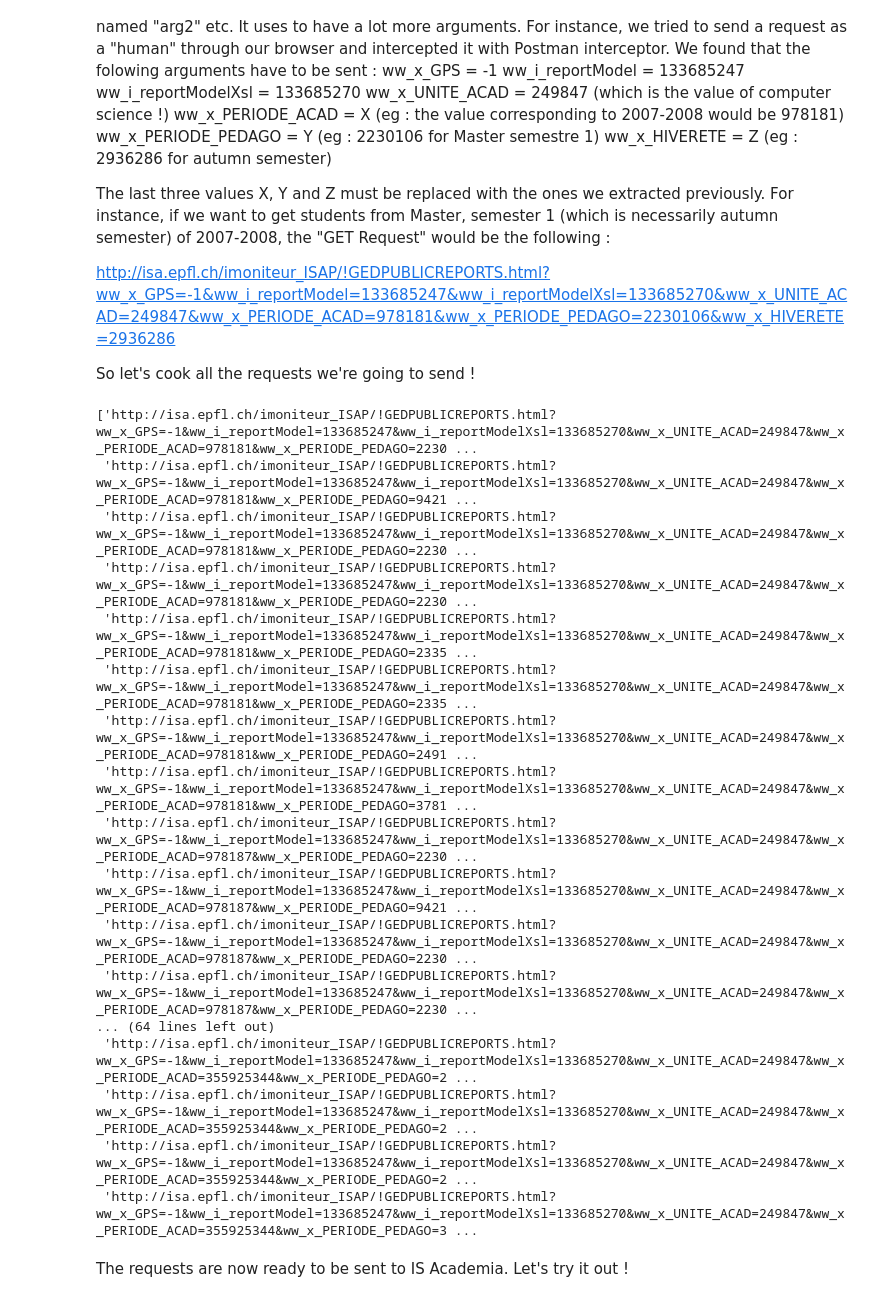
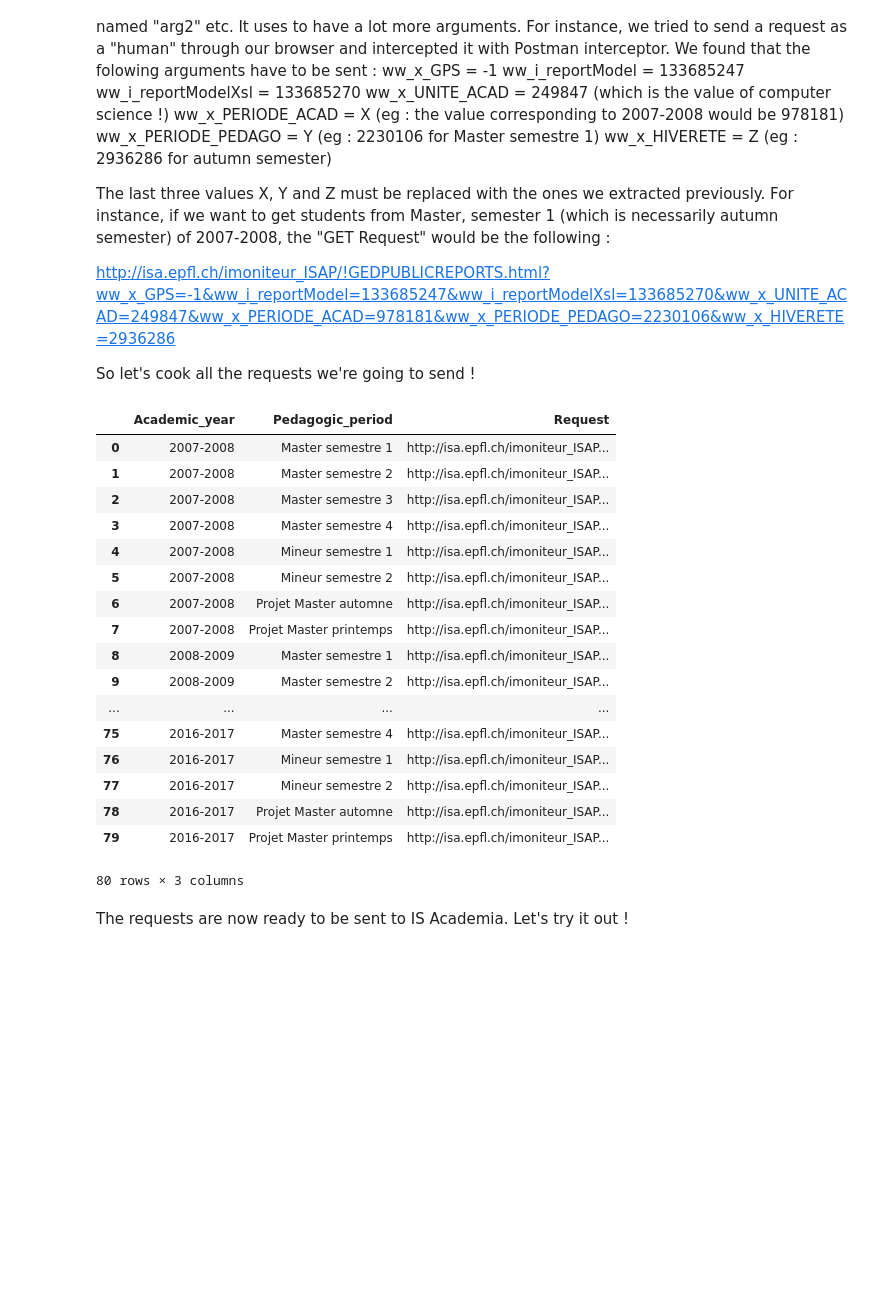
Before and after one commit to Merinorus/adaisawesome, a Jupyter notebook: Homework/02 - Data from the Web/Question 2.ipynb, the cells around one changed output. Saved outputs shown, nothing was run; the diff lists cells and outputs as text; code cells hidden in the pictures; blank space fills up the shorter version.

Commit message:
Requests ordered in a dataframe
79 requests to make to IS Academia, yeay

```diff
--- a/Homework/02 - Data from the Web/Question 2.ipynb
+++ b/Homework/02 - Data from the Web/Question 2.ipynb
@@ -196,8 +196,13 @@ autumn_semester_value = autumn_semester_value.iloc[0]
 spring_semester_value = semesterType_df.loc[semesterType_df['Semester_type'] == 'Semestre de printemps', 'Value']
 spring_semester_value = spring_semester_value.iloc[0]
 # %%
-# Here is the list of the GET requests we will send to IS Academia
+# Here is the list of the GET requests we will sent to IS Academia
 requestsToISAcademia = []
+
+# We'll need to associate all the information associated with the requests to help wrangling data later :
+academicYearRequests = []
+pedagogicPeriodRequests = []
+semesterTypeRequests = []
 
 # Go all over the years ('2007-2008', '2008-2009' and so on)
 for academicYear_row in academicYear_df.itertuples(index=True, name='Academic_year'):
@@ -214,14 +219,19 @@ for academicYear_row in academicYear_df.itertuples(index=True, name='Academic_ye
         # The period (eg: 'Master semestre 1')
         pedagogicPeriod = pegagogicPeriod_row.Pedagogic_period
 
+
         # The associated value (eg: '2230106')
         pegagogicPeriod_Value = pegagogicPeriod_row.Value
 
         # We need to associate the corresponding semester type (eg: Master semester 1 is autumn, but Master semester 2 will be spring)
         if (pedagogicPeriod.endswith('1') or pedagogicPeriod.endswith('3') or pedagogicPeriod.endswith('automne')):
             semester_Value = autumn_semester_value
+            semester = 'Autumn'
         else:
             semester_Value = spring_semester_value
+            semester = 'Spring'
+
+
 
         # This print line is only for debugging if you want to check something
         # print("academic year = " + academicYear_value + ", pedagogic value = " + pegagogicPeriod_Value + ", pedagogic period is " + pedagogicPeriod + " (semester type value = " + semester_Value + ")")
@@ -234,24 +244,10 @@ for academicYear_row in academicYear_df.itertuples(index=True, name='Academic_ye
 
         # Add the newly created request to our wish list...
         requestsToISAcademia.append(request)
+        # And we save the corresponding information for each request
+        pedagogicPeriodRequests.append(pedagogicPeriod)
+        academicYearRequests.append(academicYear)
+        semesterTypeRequests.append(semester)
 # %%
 # Here is the list of all the requests we have to send !
-requestsToISAcademia
+# requestsToISAcademia
-# %% [output]
-['http://isa.epfl.ch/imoniteur_ISAP/!GEDPUBLICREPORTS.html?ww_x_GPS=-1&ww_i_reportModel=133685247&ww_i_reportModelXsl=133685270&ww_x_UNITE_ACAD=249847&ww_x_PERIODE_ACAD=978181&ww_x_PERIODE_PEDAGO=2230 ...
- 'http://isa.epfl.ch/imoniteur_ISAP/!GEDPUBLICREPORTS.html?ww_x_GPS=-1&ww_i_reportModel=133685247&ww_i_reportModelXsl=133685270&ww_x_UNITE_ACAD=249847&ww_x_PERIODE_ACAD=978181&ww_x_PERIODE_PEDAGO=9421 ...
- 'http://isa.epfl.ch/imoniteur_ISAP/!GEDPUBLICREPORTS.html?ww_x_GPS=-1&ww_i_reportModel=133685247&ww_i_reportModelXsl=133685270&ww_x_UNITE_ACAD=249847&ww_x_PERIODE_ACAD=978181&ww_x_PERIODE_PEDAGO=2230 ...
- 'http://isa.epfl.ch/imoniteur_ISAP/!GEDPUBLICREPORTS.html?ww_x_GPS=-1&ww_i_reportModel=133685247&ww_i_reportModelXsl=133685270&ww_x_UNITE_ACAD=249847&ww_x_PERIODE_ACAD=978181&ww_x_PERIODE_PEDAGO=2230 ...
- 'http://isa.epfl.ch/imoniteur_ISAP/!GEDPUBLICREPORTS.html?ww_x_GPS=-1&ww_i_reportModel=133685247&ww_i_reportModelXsl=133685270&ww_x_UNITE_ACAD=249847&ww_x_PERIODE_ACAD=978181&ww_x_PERIODE_PEDAGO=2335 ...
- 'http://isa.epfl.ch/imoniteur_ISAP/!GEDPUBLICREPORTS.html?ww_x_GPS=-1&ww_i_reportModel=133685247&ww_i_reportModelXsl=133685270&ww_x_UNITE_ACAD=249847&ww_x_PERIODE_ACAD=978181&ww_x_PERIODE_PEDAGO=2335 ...
- 'http://isa.epfl.ch/imoniteur_ISAP/!GEDPUBLICREPORTS.html?ww_x_GPS=-1&ww_i_reportModel=133685247&ww_i_reportModelXsl=133685270&ww_x_UNITE_ACAD=249847&ww_x_PERIODE_ACAD=978181&ww_x_PERIODE_PEDAGO=2491 ...
- 'http://isa.epfl.ch/imoniteur_ISAP/!GEDPUBLICREPORTS.html?ww_x_GPS=-1&ww_i_reportModel=133685247&ww_i_reportModelXsl=133685270&ww_x_UNITE_ACAD=249847&ww_x_PERIODE_ACAD=978181&ww_x_PERIODE_PEDAGO=3781 ...
- 'http://isa.epfl.ch/imoniteur_ISAP/!GEDPUBLICREPORTS.html?ww_x_GPS=-1&ww_i_reportModel=133685247&ww_i_reportModelXsl=133685270&ww_x_UNITE_ACAD=249847&ww_x_PERIODE_ACAD=978187&ww_x_PERIODE_PEDAGO=2230 ...
- 'http://isa.epfl.ch/imoniteur_ISAP/!GEDPUBLICREPORTS.html?ww_x_GPS=-1&ww_i_reportModel=133685247&ww_i_reportModelXsl=133685270&ww_x_UNITE_ACAD=249847&ww_x_PERIODE_ACAD=978187&ww_x_PERIODE_PEDAGO=9421 ...
- 'http://isa.epfl.ch/imoniteur_ISAP/!GEDPUBLICREPORTS.html?ww_x_GPS=-1&ww_i_reportModel=133685247&ww_i_reportModelXsl=133685270&ww_x_UNITE_ACAD=249847&ww_x_PERIODE_ACAD=978187&ww_x_PERIODE_PEDAGO=2230 ...
- 'http://isa.epfl.ch/imoniteur_ISAP/!GEDPUBLICREPORTS.html?ww_x_GPS=-1&ww_i_reportModel=133685247&ww_i_reportModelXsl=133685270&ww_x_UNITE_ACAD=249847&ww_x_PERIODE_ACAD=978187&ww_x_PERIODE_PEDAGO=2230 ...
-... (64 lines left out)
- 'http://isa.epfl.ch/imoniteur_ISAP/!GEDPUBLICREPORTS.html?ww_x_GPS=-1&ww_i_reportModel=133685247&ww_i_reportModelXsl=133685270&ww_x_UNITE_ACAD=249847&ww_x_PERIODE_ACAD=355925344&ww_x_PERIODE_PEDAGO=2 ...
- 'http://isa.epfl.ch/imoniteur_ISAP/!GEDPUBLICREPORTS.html?ww_x_GPS=-1&ww_i_reportModel=133685247&ww_i_reportModelXsl=133685270&ww_x_UNITE_ACAD=249847&ww_x_PERIODE_ACAD=355925344&ww_x_PERIODE_PEDAGO=2 ...
- 'http://isa.epfl.ch/imoniteur_ISAP/!GEDPUBLICREPORTS.html?ww_x_GPS=-1&ww_i_reportModel=133685247&ww_i_reportModelXsl=133685270&ww_x_UNITE_ACAD=249847&ww_x_PERIODE_ACAD=355925344&ww_x_PERIODE_PEDAGO=2 ...
- 'http://isa.epfl.ch/imoniteur_ISAP/!GEDPUBLICREPORTS.html?ww_x_GPS=-1&ww_i_reportModel=133685247&ww_i_reportModelXsl=133685270&ww_x_UNITE_ACAD=249847&ww_x_PERIODE_ACAD=355925344&ww_x_PERIODE_PEDAGO=3 ...
@@ -258,3 +263,32 @@ requestsToISAcademia
+# %%
+academicYearRequests_series = pd.Series(academicYearRequests)
+pedagogicPeriodRequests_series = pd.Series(pedagogicPeriodRequests)
+requestsToISAcademia_series = pd.Series(requestsToISAcademia)
+
+# Let's summarize everything in a dataframe...
+requests_df = pd.concat([academicYearRequests_series, pedagogicPeriodRequests_series, requestsToISAcademia_series], axis = 1)
+requests_df.columns = ['Academic_year', 'Pedagogic_period', 'Request']
+
+requests_df
+# %% [output]
+|  | Academic_year | Pedagogic_period | Request |
+| 0 | 2007-2008 | Master semestre 1 | http://isa.epfl.ch/imoniteur_ISAP... |
+| 1 | 2007-2008 | Master semestre 2 | http://isa.epfl.ch/imoniteur_ISAP... |
+| 2 | 2007-2008 | Master semestre 3 | http://isa.epfl.ch/imoniteur_ISAP... |
+| 3 | 2007-2008 | Master semestre 4 | http://isa.epfl.ch/imoniteur_ISAP... |
+| 4 | 2007-2008 | Mineur semestre 1 | http://isa.epfl.ch/imoniteur_ISAP... |
+| 5 | 2007-2008 | Mineur semestre 2 | http://isa.epfl.ch/imoniteur_ISAP... |
+| 6 | 2007-2008 | Projet Master automne | http://isa.epfl.ch/imoniteur_ISAP... |
+| 7 | 2007-2008 | Projet Master printemps | http://isa.epfl.ch/imoniteur_ISAP... |
+| 8 | 2008-2009 | Master semestre 1 | http://isa.epfl.ch/imoniteur_ISAP... |
+| 9 | 2008-2009 | Master semestre 2 | http://isa.epfl.ch/imoniteur_ISAP... |
+| ... | ... | ... | ... |
+| 75 | 2016-2017 | Master semestre 4 | http://isa.epfl.ch/imoniteur_ISAP... |
+| 76 | 2016-2017 | Mineur semestre 1 | http://isa.epfl.ch/imoniteur_ISAP... |
+| 77 | 2016-2017 | Mineur semestre 2 | http://isa.epfl.ch/imoniteur_ISAP... |
+| 78 | 2016-2017 | Projet Master automne | http://isa.epfl.ch/imoniteur_ISAP... |
+| 79 | 2016-2017 | Projet Master printemps | http://isa.epfl.ch/imoniteur_ISAP... |
+80 rows × 3 columns
 # %% [markdown]
 The requests are now ready to be sent to IS Academia. Let's try it out !
 # %%
```
Also changed, not shown: parts of 4 cells of this notebook, 2 other files.
